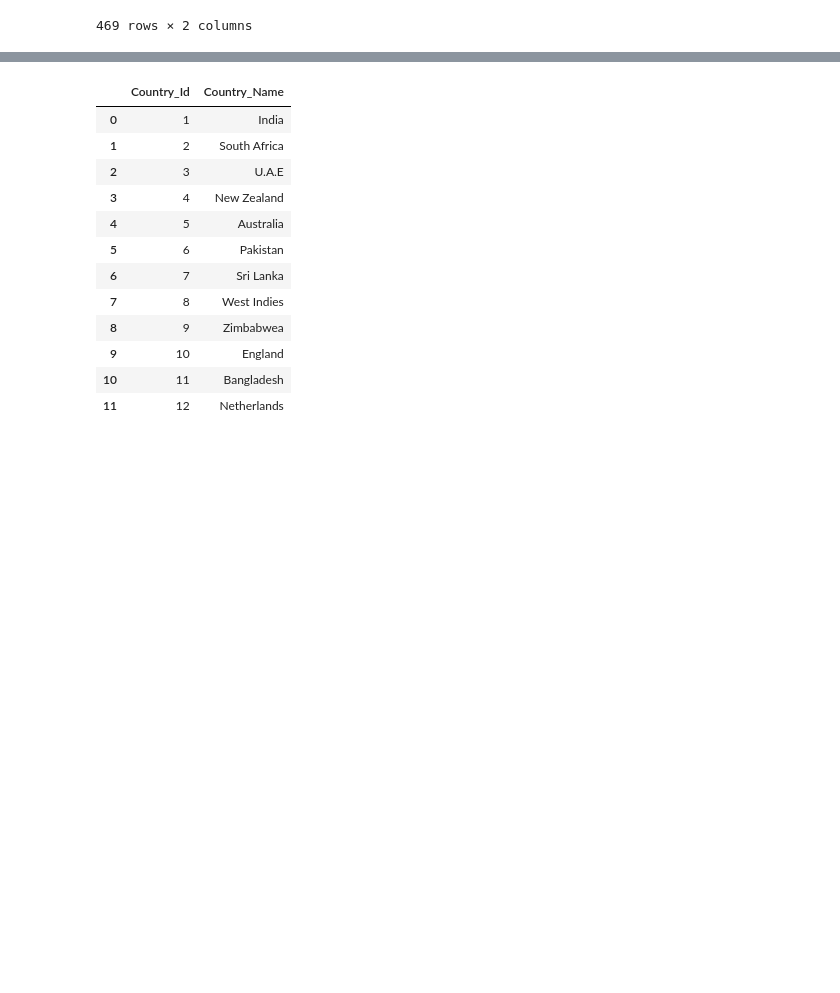
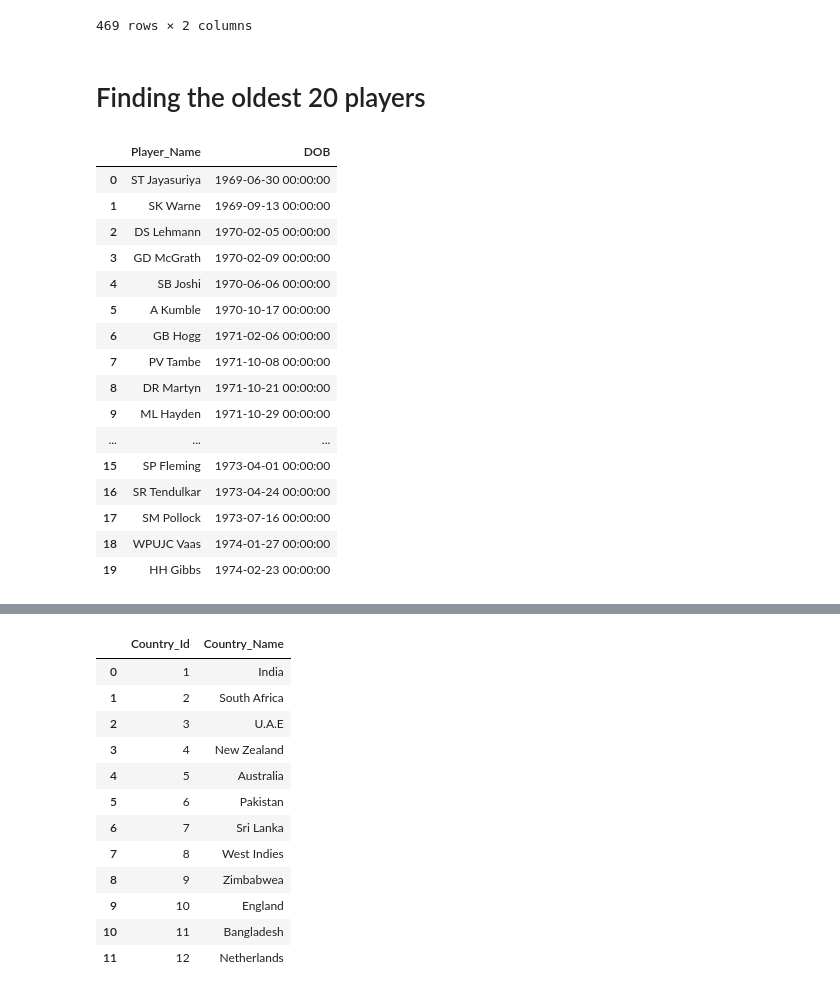
Before and after one commit to crypticrk/IPL-Data-Analysis, a Jupyter notebook: IPL Data Analysis.ipynb, the cells around one changed output, grey strips where cells are left out. Saved outputs shown, nothing was run; the diff lists cells and outputs as text; code cells hidden in the pictures; blank space fills up the shorter version.

```diff
--- a/IPL Data Analysis.ipynb
+++ b/IPL Data Analysis.ipynb
@@ -69,3 +71,28 @@ player_age
 | 467 | SN Khan | 1997-10-27 00:00:00 |
 | 468 | Ishan Kishan | 1998-07-18 00:00:00 |
 469 rows × 2 columns
+# %% [markdown]
+# Finding the oldest 20 players
+# %%
+pd.read_sql("""SELECT Player_Name, DOB
+               FROM Player
+               ORDER BY DOB
+               LIMIT 20;""", conn)
+# %% [output]
+|  | Player_Name | DOB |
+| 0 | ST Jayasuriya | 1969-06-30 00:00:00 |
+| 1 | SK Warne | 1969-09-13 00:00:00 |
+| 2 | DS Lehmann | 1970-02-05 00:00:00 |
+| 3 | GD McGrath | 1970-02-09 00:00:00 |
+| 4 | SB Joshi | 1970-06-06 00:00:00 |
+| 5 | A Kumble | 1970-10-17 00:00:00 |
+| 6 | GB Hogg | 1971-02-06 00:00:00 |
+| 7 | PV Tambe | 1971-10-08 00:00:00 |
+| 8 | DR Martyn | 1971-10-21 00:00:00 |
+| 9 | ML Hayden | 1971-10-29 00:00:00 |
+| ... | ... | ... |
+| 15 | SP Fleming | 1973-04-01 00:00:00 |
+| 16 | SR Tendulkar | 1973-04-24 00:00:00 |
+| 17 | SM Pollock | 1973-07-16 00:00:00 |
+| 18 | WPUJC Vaas | 1974-01-27 00:00:00 |
+| 19 | HH Gibbs | 1974-02-23 00:00:00 |
```
Also changed, not shown: parts of 8 cells of this notebook.
